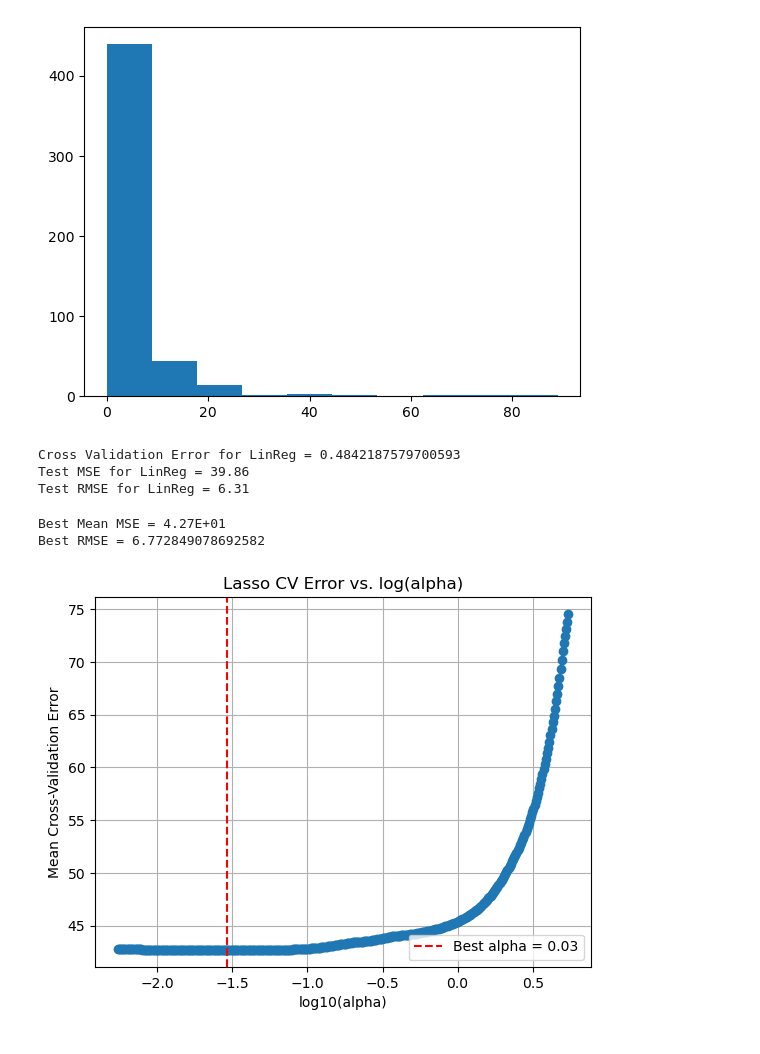
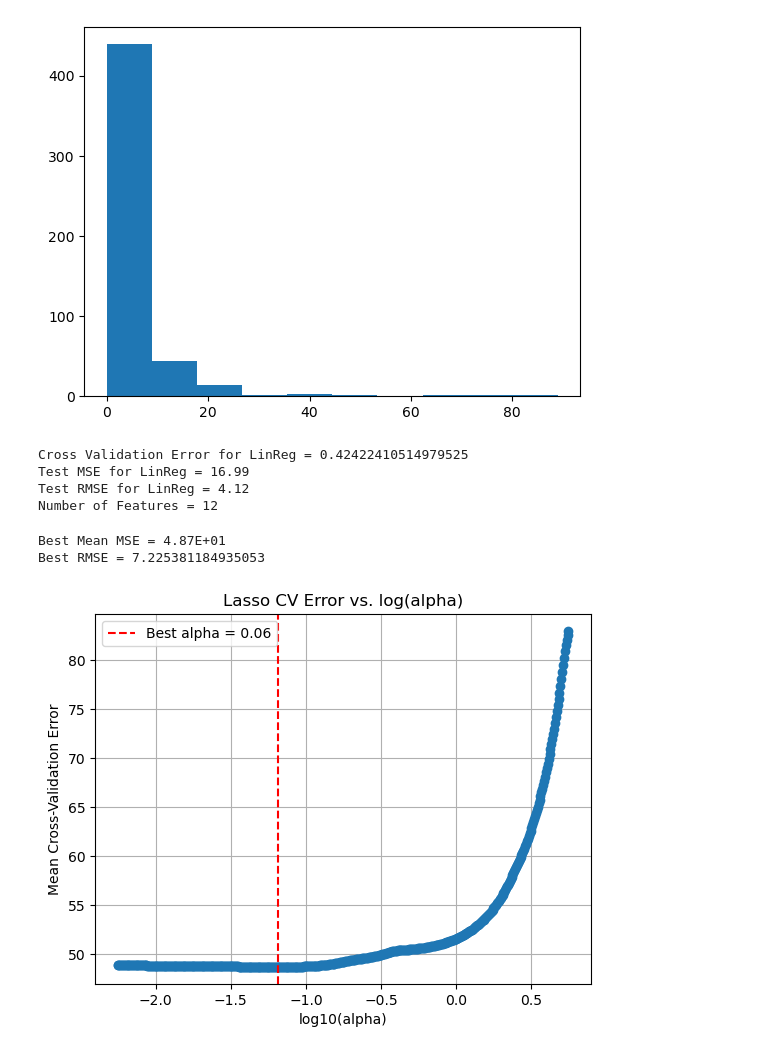
Before and after one commit to reggiebain/islp-solutions, a Jupyter notebook: Ch6-Applied.ipynb, the cells around one changed output. Drawn from its saved outputs; the diff is of its cells as text; code cells hidden in the pictures.

```diff
--- a/Ch6-Applied.ipynb
+++ b/Ch6-Applied.ipynb
@@ -841,7 +841,7 @@ plt.hist(boston['crim'])
 X = boston.drop(columns=['crim'])
 y = boston['crim']
 
-X_train, X_test, y_train, y_test = train_test_split(X, y, test_size=0.2)
+X_train, X_test, y_train, y_test = train_test_split(X, y, test_size=0.2, random_state=1)
 
 model = LinearRegression()
 model.fit(X_train,y_train)
@@ -850,40 +850,44 @@ print(f"Cross Validation Error for LinReg = {np.mean(cv)}")
 
 # Run linreg on the test set
 linreg_mse = mean_squared_error(y_test, model.predict(X_test))
+linreg_rmse = np.sqrt(linreg_mse)
 print(f"Test MSE for LinReg = {linreg_mse:.2f}")
 print(f"Test RMSE for LinReg = {np.sqrt(linreg_mse):.2f}")
+print(f"Number of Features = {X.shape[1]}")
 # %% [output]
-Cross Validation Error for LinReg = 0.4842187579700593
-Test MSE for LinReg = 39.86
-Test RMSE for LinReg = 6.31
+Cross Validation Error for LinReg = 0.42422410514979525
+Test MSE for LinReg = 16.99
+Test RMSE for LinReg = 4.12
+Number of Features = 12
 # %%
 # Try lasso
 pipeline = Pipeline([
     ('scaler', StandardScaler()),
-    ('lasso_cv', LassoCV(n_alphas=400, cv=5)),
+    ('lasso_cv', LassoCV(n_alphas=500, cv=5)),
 ])
 pipeline.fit(X_train, y_train)
 
 mse_path = pipeline.named_steps['lasso_cv'].mse_path_ # Get the MSE for each k-fold for each alpha
 alphas = pipeline.named_steps['lasso_cv'].alphas_ # .alpha returns best alpha, alaphs returns all alphas used
 best_alpha = pipeline.named_steps['lasso_cv'].alpha_
 mse_means = np.mean(mse_path, axis=1) # Need to get mean of all 5 folds for each alpha
 lasso_mse = np.min(mse_means)
+lasso_rmse = np.sqrt(lasso_mse)
 print(f"Best Mean MSE = {lasso_mse:.2E}")
 print(f"Best RMSE = {np.sqrt(np.mean(mse_means))}")
 
 plt.plot(np.log10(alphas), mse_means, marker='o') # Make log scale plot
 plt.axvline(np.log10(best_alpha), color='red', linestyle='--', label=f'Best alpha = {best_alpha:.2f}')
 plt.xlabel('log10(alpha)')
 plt.ylabel('Mean Cross-Validation Error')
 plt.title('Lasso CV Error vs. log(alpha)')
 plt.legend()
 plt.grid(True)
 plt.show()
 # %% [output]
-Best Mean MSE = 4.27E+01
-Best RMSE = 6.772849078692582
+Best Mean MSE = 4.87E+01
+Best RMSE = 7.225381184935053
-[figure, old version]
+[figure, new version]
 # %%
 best_coefs = pipeline.named_steps['lasso_cv'].coef_
 lasso_df = pd.DataFrame({'feature': X_train.columns, 'coef': best_coefs})
```
Also changed, not shown: parts of 14 cells of this notebook.
